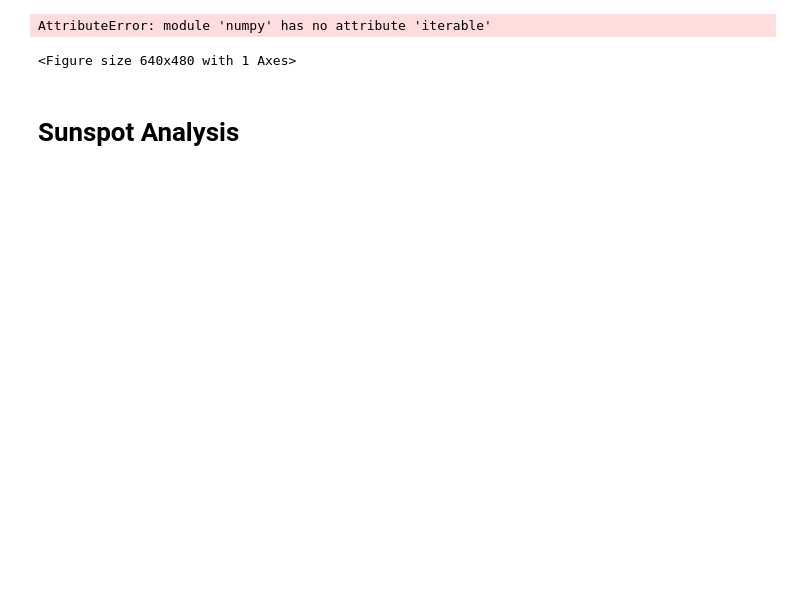
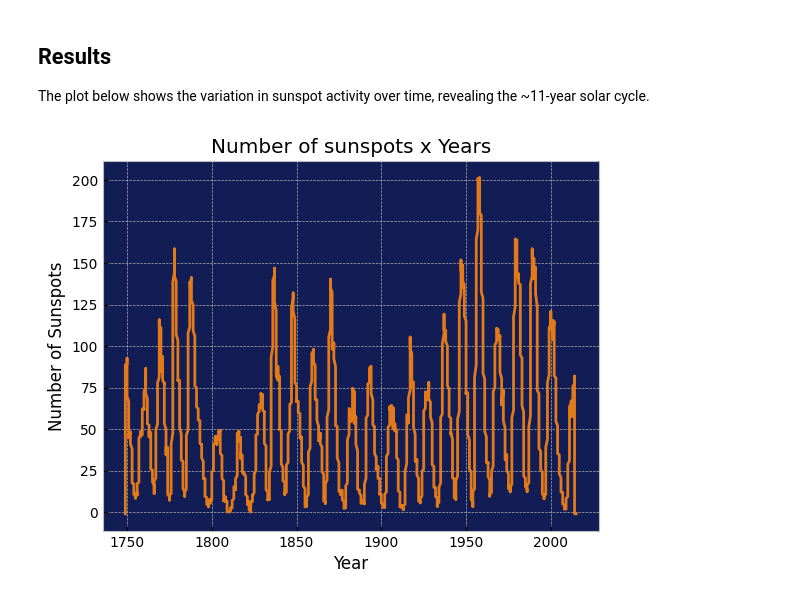
Before and after one commit to Pyplioud/Historical-Sunspot-Analysis, a Jupyter notebook: sunspot/notebooks/sunspot_analysis.ipynb, the cells around one changed output. Cells and saved outputs as stored; diff of their text form; code cells hidden in the pictures; blank space fills up the shorter version.

```diff
--- a/sunspot/notebooks/sunspot_analysis.ipynb
+++ b/sunspot/notebooks/sunspot_analysis.ipynb
@@ -1,24 +1,27 @@
-# %%
-import csv
-import matplotlib.pyplot as plt
-
-years = []
-spots = []
-
-with open("../data/ISSN_M_tot.csv") as file:
-    reader = csv.DictReader(file)
-    for row in reader:
-        years.append(float(row["year"]))
-        spots.append(float(row["total"]))
-
-plt.plot(years, spots)
-plt.title("Sunspots over time")
-plt.xlabel("Year")
-plt.ylabel("Number of Sunspots")
-
-plt.show()
-# %% [output]
-AttributeError: module 'numpy' has no attribute 'iterable'
-<Figure size 640x480 with 1 Axes>
 # %% [markdown]
-# Sunspot Analysis
+## Results
+
+The plot below shows the variation in sunspot activity over time, revealing the ~11-year solar cycle.
+# %%
+import csv
+import matplotlib.pyplot as plt
+
+years = []
+spots = []
+
+with open("../data/ISSN_M_tot.csv") as file:
+    reader = csv.DictReader(file)
+    for row in reader:
+        years.append(float(row["year"]))
+        spots.append(float(row["total"]))
+plt.style.use('bmh')
+ax = plt.gca()
+ax.set_facecolor("#131D55FF")
+plt.plot(years, spots, color="#E27A19FF")
+plt.title("Number of sunspots x Years")
+plt.xlabel("Year")
+plt.ylabel("Number of Sunspots")
+
+plt.show()
+# %% [output]
+[figure, added]
```
